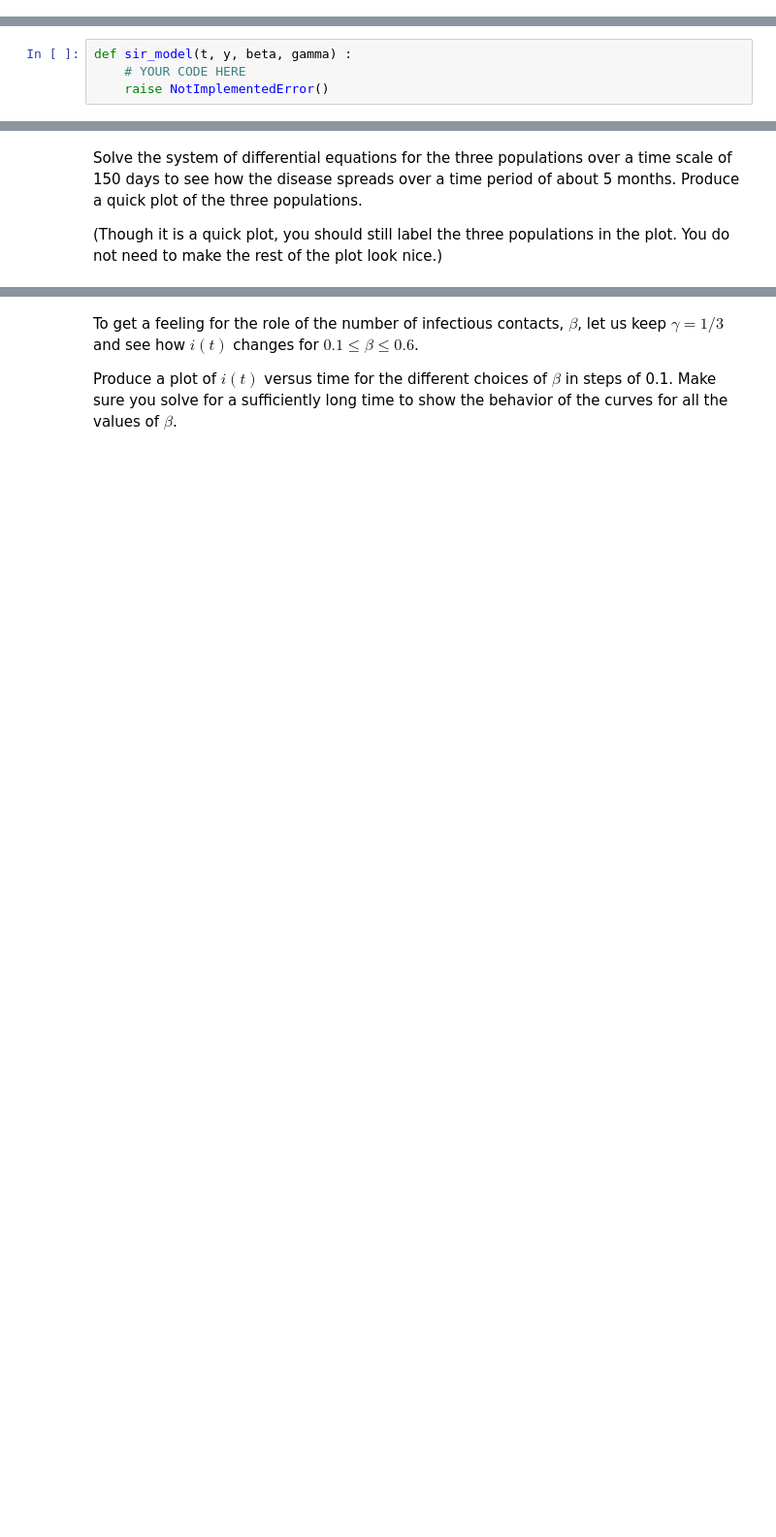
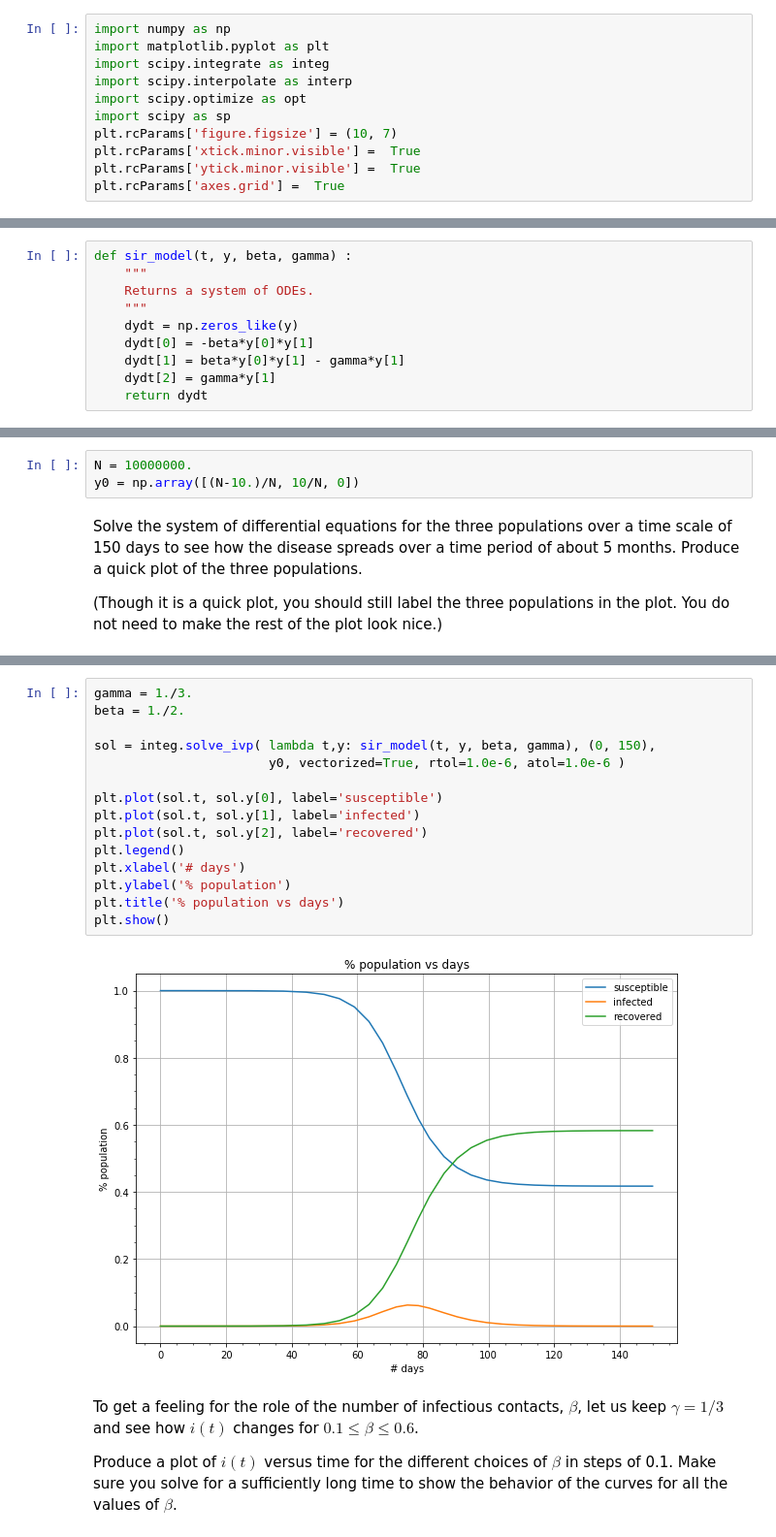
Before and after one commit to jmahlers/P427, a Jupyter notebook: Lab4/Ahlers_Chung_Villegas_lab4.ipynb, the cells around one changed output, grey strips where cells are left out. Shown at 97% size. Cells and saved outputs as stored; diff of their text form; blank space fills up the shorter version.

```diff
--- a/Lab4/Ahlers_Chung_Villegas_lab4.ipynb
+++ b/Lab4/Ahlers_Chung_Villegas_lab4.ipynb
@@ -12,3 +9,14 @@ raise NotImplementedError()
+# %%
+import numpy as np
+import matplotlib.pyplot as plt
+import scipy.integrate as integ
+import scipy.interpolate as interp
+import scipy.optimize as opt
+import scipy as sp
+plt.rcParams['figure.figsize'] = (10, 7)
+plt.rcParams['xtick.minor.visible'] =  True
+plt.rcParams['ytick.minor.visible'] =  True
+plt.rcParams['axes.grid'] =  True
 # %% [markdown]
 ## The SIR model
 
@@ -41,10 +49,16 @@ If you study these equations, each term in them should make sense. These equatio
 ### Preliminary Study
 
 Write a function to be passed to `scipy.integrate.solve_ivp` that can be used to solve the system of differential equations **in the order written above**. You should clearly document this function.
-# %%
-def sir_model(t, y, beta, gamma) :
-    # YOUR CODE HERE
-    raise NotImplementedError()
+# %%
+def sir_model(t, y, beta, gamma) :
+    """
+    Returns a system of ODEs.
+    """
+    dydt = np.zeros_like(y)
+    dydt[0] = -beta*y[0]*y[1]
+    dydt[1] = beta*y[0]*y[1] - gamma*y[1]
+    dydt[2] = gamma*y[1]
+    return dydt
 # %% [markdown]
 As a first test to get a feeling for how the equations model the spread of disease we will consider the 1968 flu which hit New York City. This disease has an infectious period of about 3 days. We can use this to estimate
 $$ \gamma = \frac{1}{3}. $$
@@ -61,3 +72,6 @@ raise NotImplementedError()
+# %%
+N = 10000000.
+y0 = np.array([(N-10.)/N, 10/N, 0])
 # %% [markdown]
 Solve the system of differential equations for the three populations over a time scale of 150 days to see how the disease spreads over a time period of about 5 months. Produce a quick plot of the three populations.
 
@@ -68,3 +79,20 @@ raise NotImplementedError()
+# %%
+gamma = 1./3.
+beta = 1./2.
+
+sol = integ.solve_ivp( lambda t,y: sir_model(t, y, beta, gamma), (0, 150),
+                       y0, vectorized=True, rtol=1.0e-6, atol=1.0e-6 )
+
+plt.plot(sol.t, sol.y[0], label='susceptible')
+plt.plot(sol.t, sol.y[1], label='infected')
+plt.plot(sol.t, sol.y[2], label='recovered')
+plt.legend()
+plt.xlabel('# days')
+plt.ylabel('% population')
+plt.title('% population vs days')
+plt.show()
+# %% [output]
+[figure, added]
 # %% [markdown]
 To get a feeling for the role of the number of infectious contacts, $\beta$, let us keep $\gamma=1/3$ and see how $i(t)$ changes for $0.1\le\beta\le0.6$.
 
```
Also changed, not shown: parts of 11 cells of this notebook, 18 other files.
